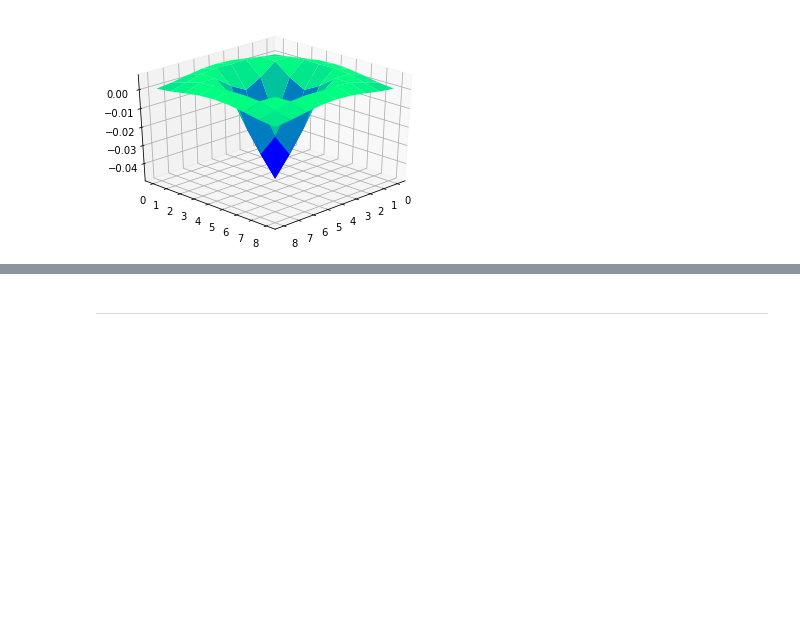
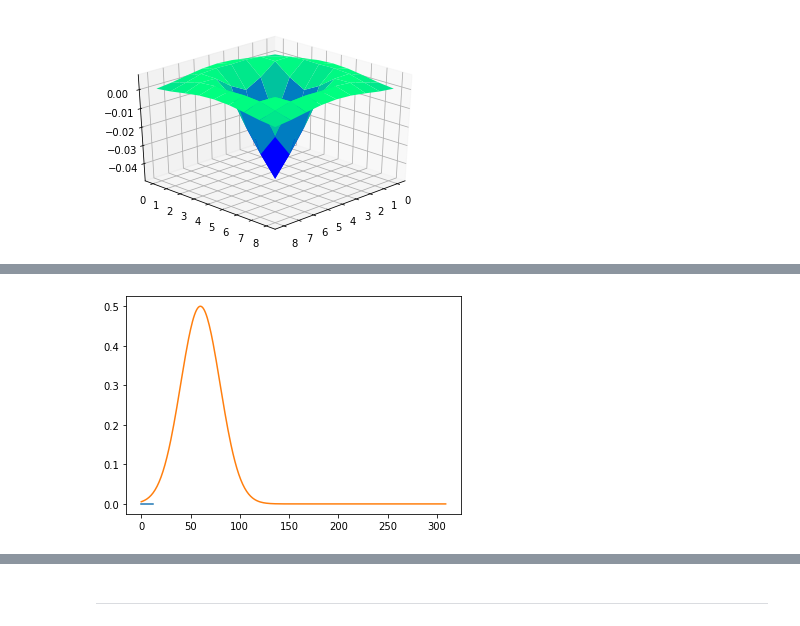
Before and after one commit to EthanWadsworth/TR_CV_Notes, a Jupyter notebook: Object_Detection/SIFT_Detection.ipynb, the cells around one changed output, grey strips where cells are left out. Cells and saved outputs as stored; diff of their text form; code cells hidden in the pictures; blank space fills up the shorter version.

```diff
--- a/Object_Detection/SIFT_Detection.ipynb
+++ b/Object_Detection/SIFT_Detection.ipynb
@@ -89,0 +161,8 @@ def DoG()
+# %%
+gauss_res1, gauss_res2 = DoG_1D(2, 0)
+gauss_res1 = np.array(gauss_res1)
+plt.plot(gauss_res1 * len(gauss_res2)//len(gauss_res1))
+plt.plot(gauss_res2)
+plt.show()
+# %% [output]
+[figure, added]
```
Also changed, not shown: parts of 18 cells of this notebook.
